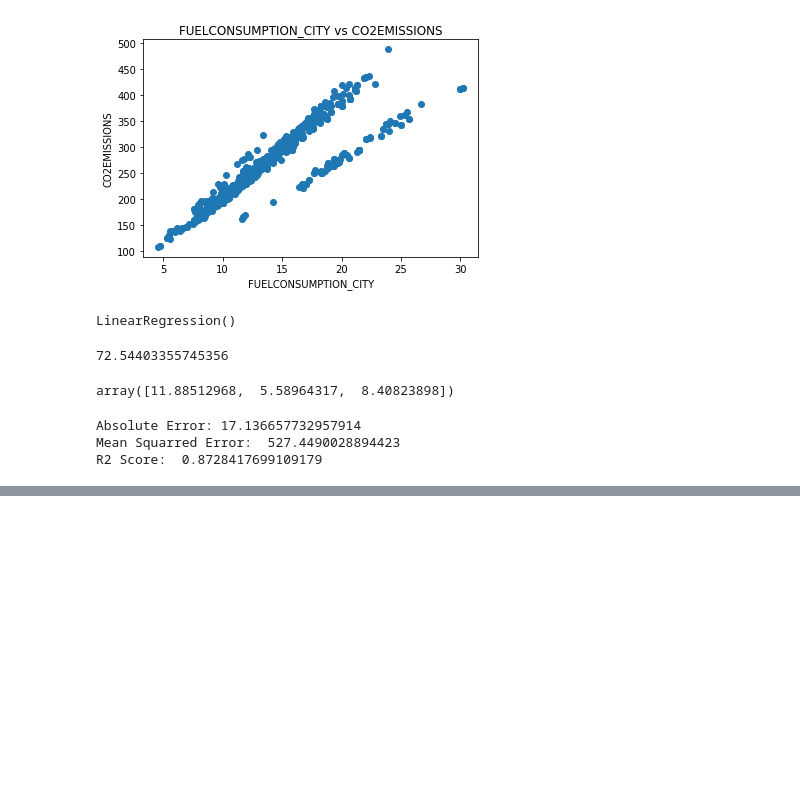
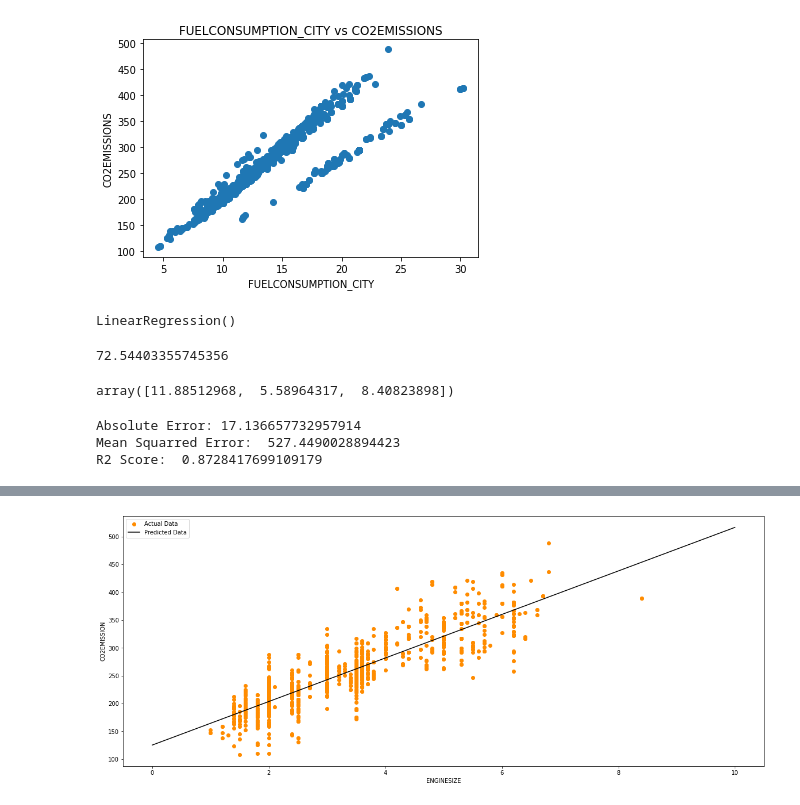
Before and after one commit to MoksedurRahman/Linear_Regression, a Jupyter notebook: Multiple_Linear_Regression.ipynb, the cells around one changed output, grey strips where cells are left out. Saved outputs shown, nothing was run; the diff lists cells and outputs as text; code cells hidden in the pictures; blank space fills up the shorter version.

```diff
--- a/Multiple_Linear_Regression.ipynb
+++ b/Multiple_Linear_Regression.ipynb
@@ -254,0 +329,13 @@ R2 Score:  0.8728417699109179
+# %%
+dummyFeature = np.linspace(0, 10, 400).reshape(-1,1)
+#dummyFeature
+# %%
+fig = plt.figure(1, figsize=(20,8))
+plt.scatter(features[['ENGINESIZE']].values, target.values, label='Actual Data', color='darkorange')
+plt.plot(dummyFeature, model2.predict(dummyFeature), label='Predicted Data', color='black')
+plt.xlabel("ENGINESIZE")
+plt.ylabel("CO2EMISSION")
+plt.legend()
+plt.show()
+# %% [output]
+[figure, added]
```
Also changed, not shown: parts of 11 cells of this notebook, 1 other file.
